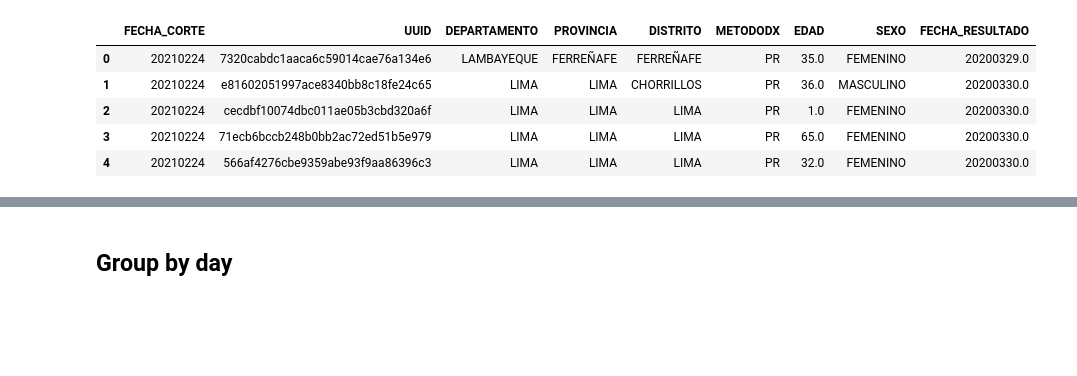
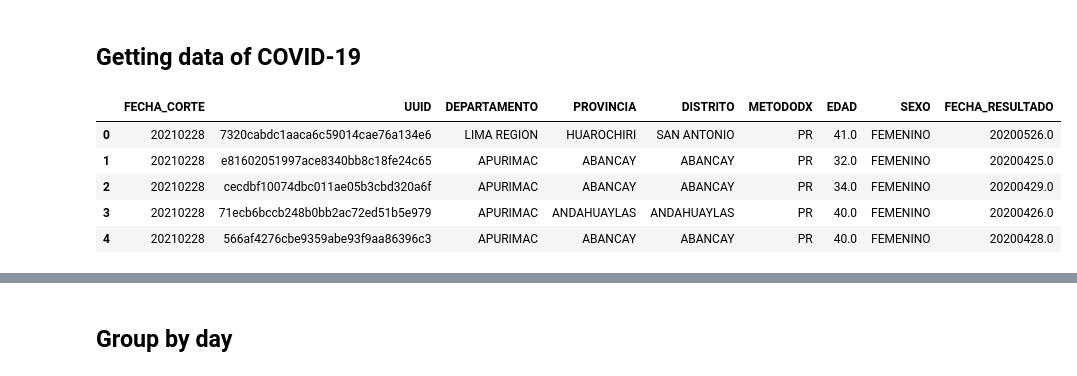
Before and after one commit to TaniaIncio/Prediction-COVID-cases, a Jupyter notebook: Prediction-Positive-Cases.ipynb, the cells around one changed output, grey strips where cells are left out. Cells and saved outputs as stored; diff of their text form; code cells hidden in the pictures; blank space fills up the shorter version.

```diff
--- a/Prediction-Positive-Cases.ipynb
+++ b/Prediction-Positive-Cases.ipynb
@@ -10,14 +9,16 @@ import seaborn as sns
+# %% [markdown]
+## Getting data of COVID-19
 # %%
 # Download csv from MINSA
-#url="https://cloud.minsa.gob.pe/s/Y8w3wHsEdYQSZRp/download"
-#s=requests.get(url).content
+url="https://cloud.minsa.gob.pe/s/Y8w3wHsEdYQSZRp/download"
+s=requests.get(url).content
 
-data = pd.read_csv('positivos_covid.csv', sep=';', low_memory=False)
+data = pd.read_csv(io.StringIO(s.decode('utf-8')), sep=';', low_memory=False)
 data.head()
 # %% [output]
 |  | FECHA_CORTE | UUID | DEPARTAMENTO | PROVINCIA | DISTRITO | METODODX | EDAD | SEXO | FECHA_RESULTADO |
-| 0 | 20210224 | 7320cabdc1aaca6c59014cae76a134e6 | LAMBAYEQUE | FERREÑAFE | FERREÑAFE | PR | 35.0 | FEMENINO | 20200329.0 |
-| 1 | 20210224 | e81602051997ace8340bb8c18fe24c65 | LIMA | LIMA | CHORRILLOS | PR | 36.0 | MASCULINO | 20200330.0 |
-| 2 | 20210224 | cecdbf10074dbc011ae05b3cbd320a6f | LIMA | LIMA | LIMA | PR | 1.0 | FEMENINO | 20200330.0 |
-| 3 | 20210224 | 71ecb6bccb248b0bb2ac72ed51b5e979 | LIMA | LIMA | LIMA | PR | 65.0 | FEMENINO | 20200330.0 |
-| 4 | 20210224 | 566af4276cbe9359abe93f9aa86396c3 | LIMA | LIMA | LIMA | PR | 32.0 | FEMENINO | 20200330.0 |
+| 0 | 20210228 | 7320cabdc1aaca6c59014cae76a134e6 | LIMA REGION | HUAROCHIRI | SAN ANTONIO | PR | 41.0 | FEMENINO | 20200526.0 |
+| 1 | 20210228 | e81602051997ace8340bb8c18fe24c65 | APURIMAC | ABANCAY | ABANCAY | PR | 32.0 | FEMENINO | 20200425.0 |
+| 2 | 20210228 | cecdbf10074dbc011ae05b3cbd320a6f | APURIMAC | ABANCAY | ABANCAY | PR | 34.0 | FEMENINO | 20200429.0 |
+| 3 | 20210228 | 71ecb6bccb248b0bb2ac72ed51b5e979 | APURIMAC | ANDAHUAYLAS | ANDAHUAYLAS | PR | 40.0 | FEMENINO | 20200426.0 |
+| 4 | 20210228 | 566af4276cbe9359abe93f9aa86396c3 | APURIMAC | ABANCAY | ABANCAY | PR | 40.0 | FEMENINO | 20200428.0 |
```
Also changed, not shown: parts of 56 cells of this notebook.
